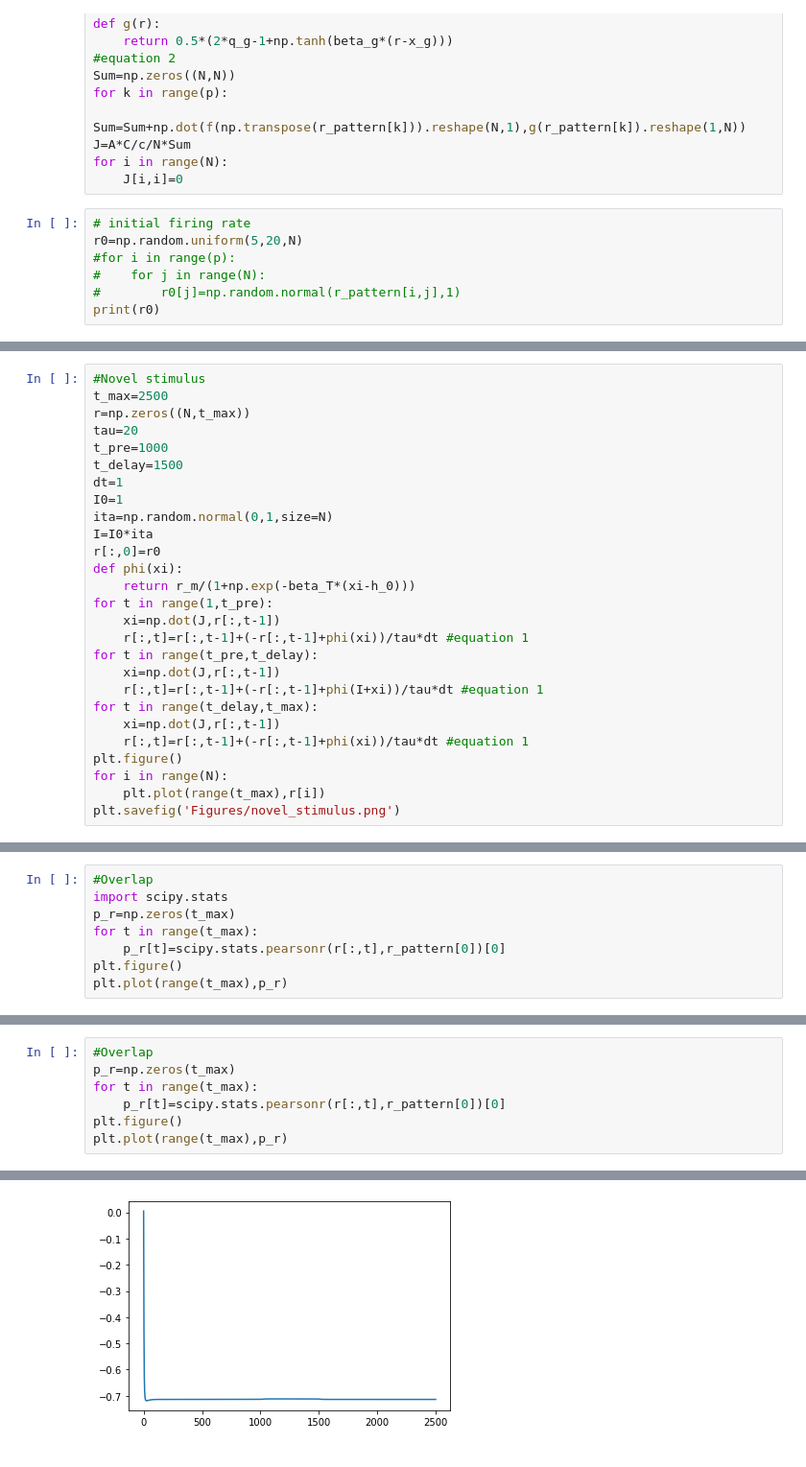
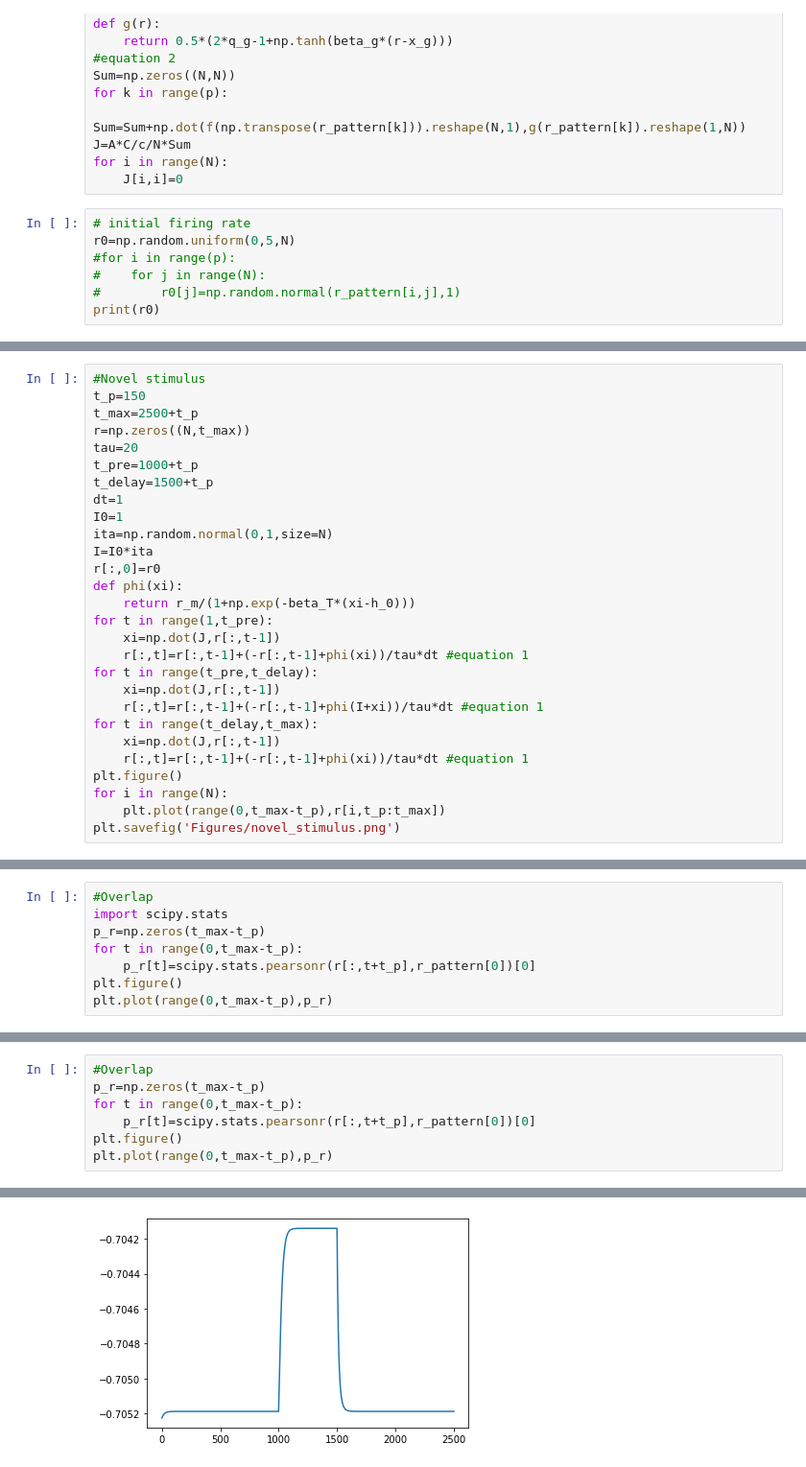
Before and after one commit to xmxhuihui/Final-Project, a Jupyter notebook: Attractor Network Model.ipynb, the cells around one changed output, grey strips where cells are left out. Shown: that part at 96% size. Drawn from its saved outputs; the diff is of its cells as text.

```diff
--- a/Attractor Network Model.ipynb
+++ b/Attractor Network Model.ipynb
@@ -125,7 +125,7 @@ for i in range(N):
     J[i,i]=0
 # %%
 # initial firing rate
-r0=np.random.uniform(5,20,N)
+r0=np.random.uniform(0,5,N)
 #for i in range(p):
 #    for j in range(N):
 #        r0[j]=np.random.normal(r_pattern[i,j],1)
@@ -136,10 +135,11 @@ print(r0)
 # %%
 #Novel stimulus
-t_max=2500
+t_p=150
+t_max=2500+t_p
 r=np.zeros((N,t_max))
 tau=20
-t_pre=1000
-t_delay=1500
+t_pre=1000+t_p
+t_delay=1500+t_p
 dt=1
 I0=1
 ita=np.random.normal(0,1,size=N)
@@ -158,6 +158,6 @@ for t in range(t_delay,t_max):
     r[:,t]=r[:,t-1]+(-r[:,t-1]+phi(xi))/tau*dt #equation 1
 plt.figure()
 for i in range(N):
-    plt.plot(range(t_max),r[i])
+    plt.plot(range(0,t_max-t_p),r[i,t_p:t_max])
 plt.savefig('Figures/novel_stimulus.png')
 # %% [output]
@@ -165,10 +165,10 @@ plt.savefig('Figures/novel_stimulus.png')
 # %%
 #Overlap
 import scipy.stats
-p_r=np.zeros(t_max)
-for t in range(t_max):
-    p_r[t]=scipy.stats.pearsonr(r[:,t],r_pattern[0])[0]
+p_r=np.zeros(t_max-t_p)
+for t in range(0,t_max-t_p):
+    p_r[t]=scipy.stats.pearsonr(r[:,t+t_p],r_pattern[0])[0]
 plt.figure()
-plt.plot(range(t_max),p_r)
+plt.plot(range(0,t_max-t_p),p_r)
 # %% [output]
 [<matplotlib.lines.Line2D at 0x...>]
@@ -195,10 +195,10 @@ plt.savefig('Figures/familiar_stimulus.png')
 # %%
 #Overlap
-p_r=np.zeros(t_max)
-for t in range(t_max):
-    p_r[t]=scipy.stats.pearsonr(r[:,t],r_pattern[0])[0]
+p_r=np.zeros(t_max-t_p)
+for t in range(0,t_max-t_p):
+    p_r[t]=scipy.stats.pearsonr(r[:,t+t_p],r_pattern[0])[0]
 plt.figure()
-plt.plot(range(t_max),p_r)
+plt.plot(range(0,t_max-t_p),p_r)
 # %% [output]
 [<matplotlib.lines.Line2D at 0x...>]
-[figure, old version]
+[figure, new version]
```
Also changed, not shown: parts of 6 cells of this notebook, 2 other files.
